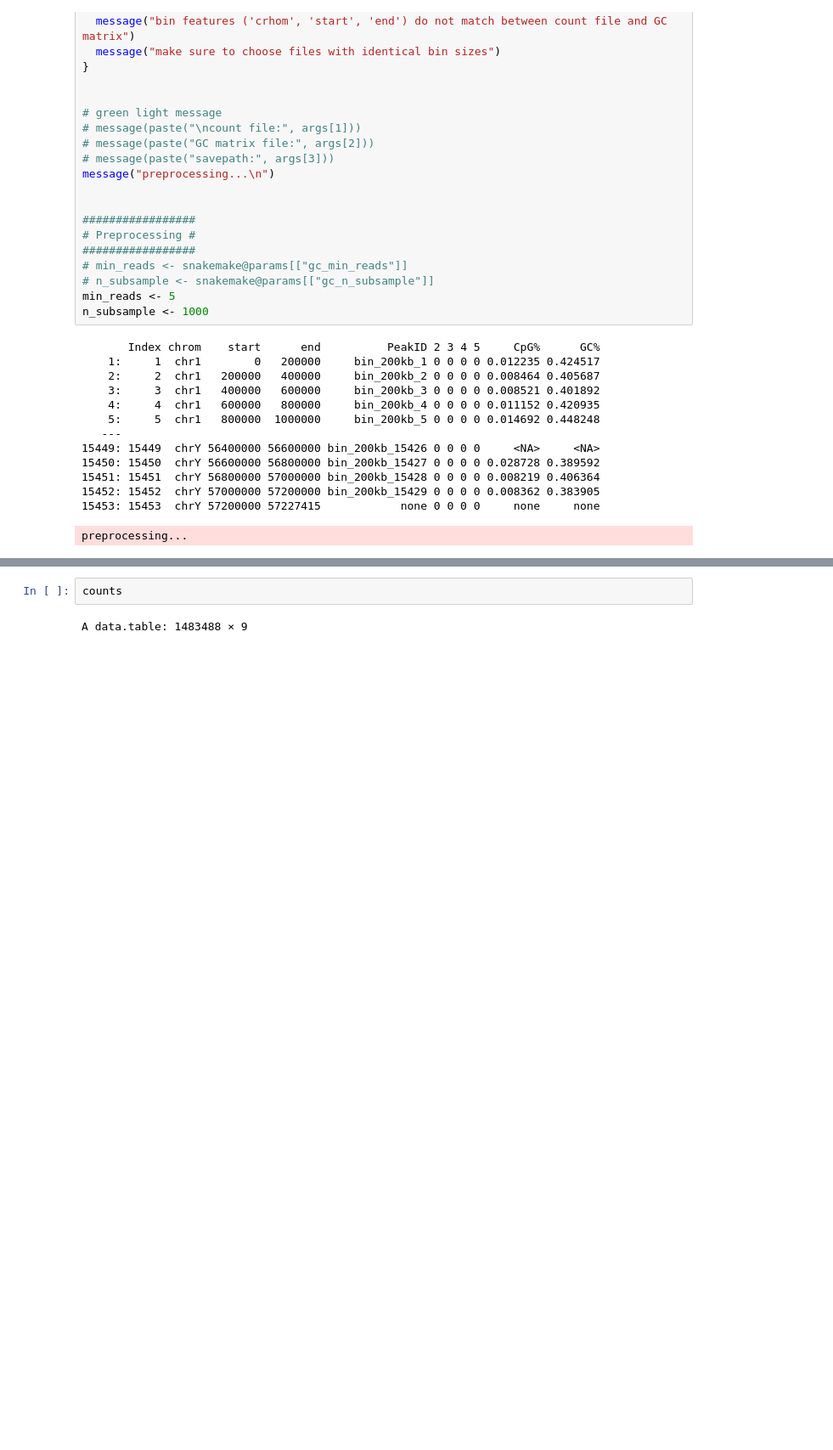
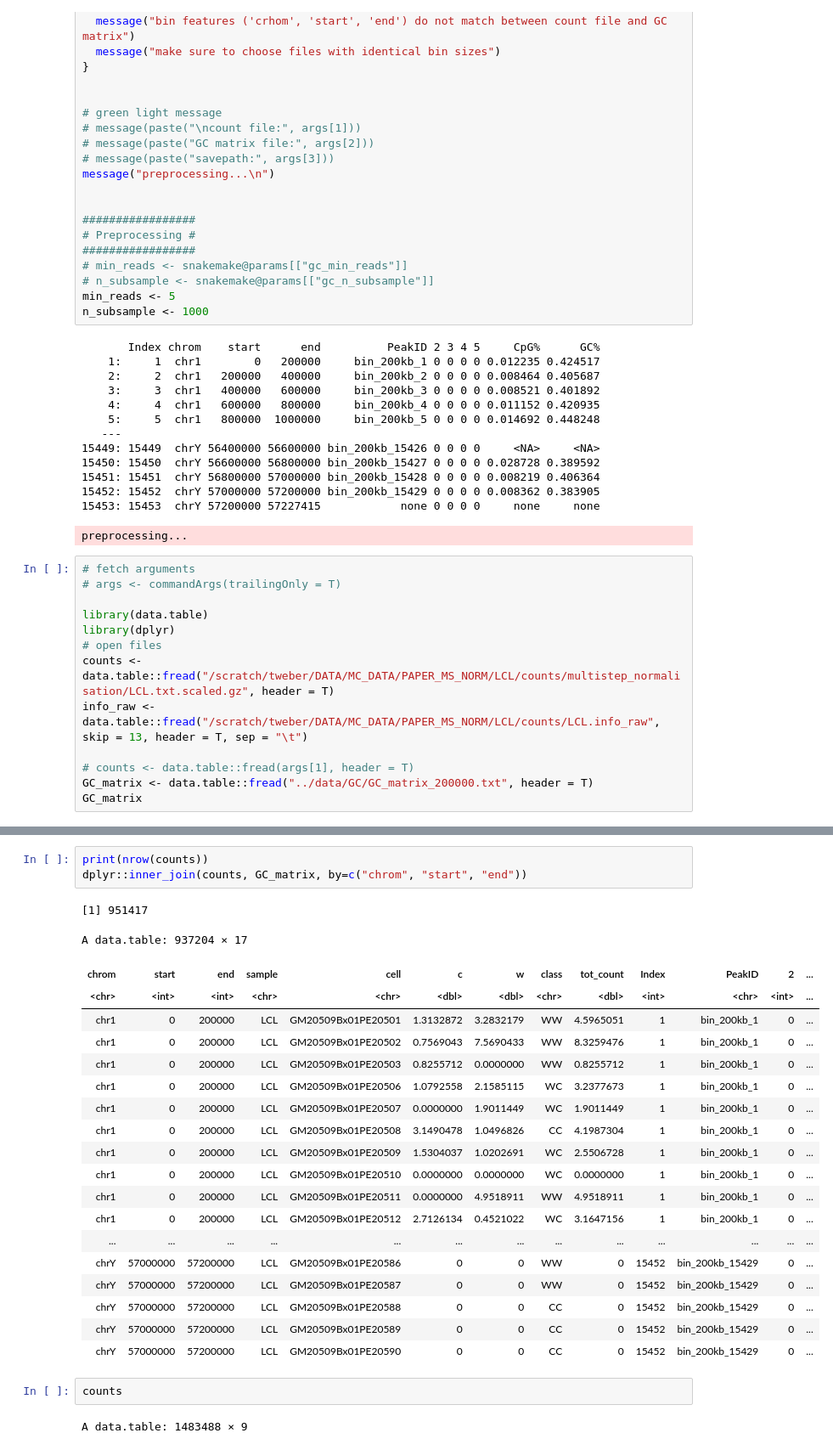
Before and after one commit to friendsofstrandseq/ashleys-qc-pipeline, a Jupyter notebook: workflow/notebooks/debug_GC_correction.R.ipynb, the cells around one changed output, grey strips where cells are left out. Shown at 85% size. Drawn from its saved outputs; the diff is of its cells as text; blank space fills up the shorter version.

```diff
--- a/workflow/notebooks/debug_GC_correction.R.ipynb
+++ b/workflow/notebooks/debug_GC_correction.R.ipynb
@@ -73,3 +73,16 @@ n_subsample <- 1000
 15452: 15452  chrY 57000000 57200000 bin_200kb_15429 0 0 0 0 0.008362 0.383905
 15453: 15453  chrY 57200000 57227415            none 0 0 0 0     none     none
 preprocessing...
+# %%
+# fetch arguments
+# args <- commandArgs(trailingOnly = T)
+
+library(data.table)
+library(dplyr)
+# open files
+counts <- data.table::fread("/scratch/tweber/DATA/MC_DATA/PAPER_MS_NORM/LCL/counts/multistep_normalisation/LCL.txt.scaled.gz", header = T)
+info_raw <- data.table::fread("/scratch/tweber/DATA/MC_DATA/PAPER_MS_NORM/LCL/counts/LCL.info_raw", skip = 13, header = T, sep = "\t")
+
+# counts <- data.table::fread(args[1], header = T)
+GC_matrix <- data.table::fread("../data/GC/GC_matrix_200000.txt", header = T)
+GC_matrix
@@ -76,3 +109,27 @@ preprocessing...
+# %%
+print(nrow(counts))
+dplyr::inner_join(counts, GC_matrix, by=c("chrom", "start", "end"))
+# %% [output]
+[1] 951417
+A data.table: 937204 × 17
+| chrom | start | end | sample | cell | c | w | class | tot_count | Index | PeakID | 2 | ... |
+| <chr> | <int> | <int> | <chr> | <chr> | <dbl> | <dbl> | <chr> | <dbl> | <int> | <chr> | <int> | ... |
+| chr1 | 0 | 200000 | LCL | GM20509Bx01PE20501 | 1.3132872 | 3.2832179 | WW | 4.5965051 | 1 | bin_200kb_1 | 0 | ... |
+| chr1 | 0 | 200000 | LCL | GM20509Bx01PE20502 | 0.7569043 | 7.5690433 | WW | 8.3259476 | 1 | bin_200kb_1 | 0 | ... |
+| chr1 | 0 | 200000 | LCL | GM20509Bx01PE20503 | 0.8255712 | 0.0000000 | WW | 0.8255712 | 1 | bin_200kb_1 | 0 | ... |
+| chr1 | 0 | 200000 | LCL | GM20509Bx01PE20506 | 1.0792558 | 2.1585115 | WC | 3.2377673 | 1 | bin_200kb_1 | 0 | ... |
+| chr1 | 0 | 200000 | LCL | GM20509Bx01PE20507 | 0.0000000 | 1.9011449 | WC | 1.9011449 | 1 | bin_200kb_1 | 0 | ... |
+| chr1 | 0 | 200000 | LCL | GM20509Bx01PE20508 | 3.1490478 | 1.0496826 | CC | 4.1987304 | 1 | bin_200kb_1 | 0 | ... |
+| chr1 | 0 | 200000 | LCL | GM20509Bx01PE20509 | 1.5304037 | 1.0202691 | WC | 2.5506728 | 1 | bin_200kb_1 | 0 | ... |
+| chr1 | 0 | 200000 | LCL | GM20509Bx01PE20510 | 0.0000000 | 0.0000000 | WC | 0.0000000 | 1 | bin_200kb_1 | 0 | ... |
+| chr1 | 0 | 200000 | LCL | GM20509Bx01PE20511 | 0.0000000 | 4.9518911 | WW | 4.9518911 | 1 | bin_200kb_1 | 0 | ... |
+| chr1 | 0 | 200000 | LCL | GM20509Bx01PE20512 | 2.7126134 | 0.4521022 | WC | 3.1647156 | 1 | bin_200kb_1 | 0 | ... |
+| ... | ... | ... | ... | ... | ... | ... | ... | ... | ... | ... | ... | ... |
+| chrY | 57000000 | 57200000 | LCL | GM20509Bx01PE20586 | 0 | 0 | WW | 0 | 15452 | bin_200kb_15429 | 0 | ... |
+| chrY | 57000000 | 57200000 | LCL | GM20509Bx01PE20587 | 0 | 0 | WW | 0 | 15452 | bin_200kb_15429 | 0 | ... |
+| chrY | 57000000 | 57200000 | LCL | GM20509Bx01PE20588 | 0 | 0 | CC | 0 | 15452 | bin_200kb_15429 | 0 | ... |
+| chrY | 57000000 | 57200000 | LCL | GM20509Bx01PE20589 | 0 | 0 | CC | 0 | 15452 | bin_200kb_15429 | 0 | ... |
+| chrY | 57000000 | 57200000 | LCL | GM20509Bx01PE20590 | 0 | 0 | CC | 0 | 15452 | bin_200kb_15429 | 0 | ... |
 # %%
 counts
 # %% [output]
```
Also changed, not shown: parts of 1 cell of this notebook, 10 other files.
